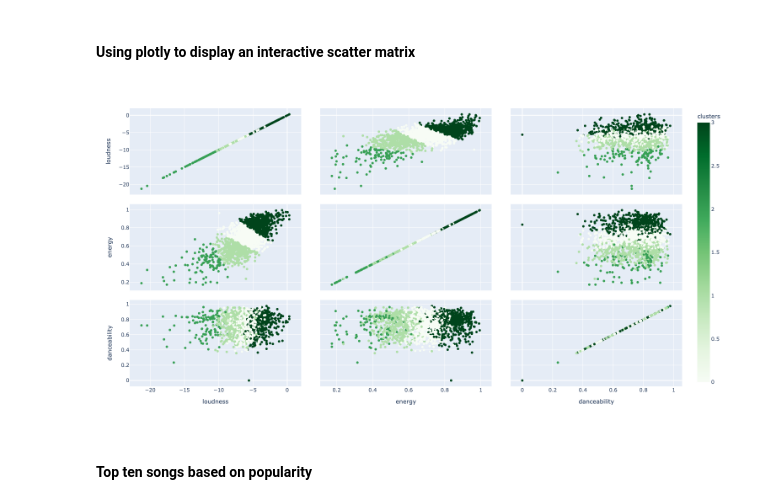
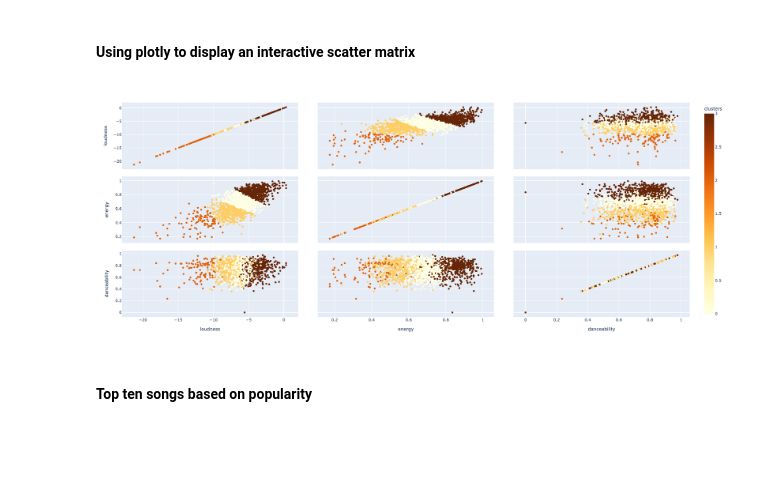
Before and after one commit to CaptCardoso/Afrobeats-Recommender-System, a Jupyter notebook: notebooks/02 EDA.ipynb, the cells around one changed output. Cells and saved outputs as stored; diff of their text form; code cells hidden in the pictures; blank space fills up the shorter version.

```diff
--- a/notebooks/02 EDA.ipynb
+++ b/notebooks/02 EDA.ipynb
@@ -163,10 +163,10 @@ df.head()
 #### Using plotly to display an interactive scatter matrix
 # %%
 fig = px.scatter_matrix(df,
-    dimensions=['loudness', 'energy', 'danceability'],color='clusters',color_continuous_scale='greens',hover_name='track_name', height=800)
+    dimensions=['loudness', 'energy', 'danceability'],color='clusters',color_continuous_scale='ylorbr',hover_name='track_name', height=800)
 fig.show()
 # %% [output]
-[figure, old version]
+[figure, new version]
 # %% [markdown]
 #### Top ten songs based on popularity
 # %%
```
Also changed, not shown: parts of 27 cells of this notebook, 20 other files.
